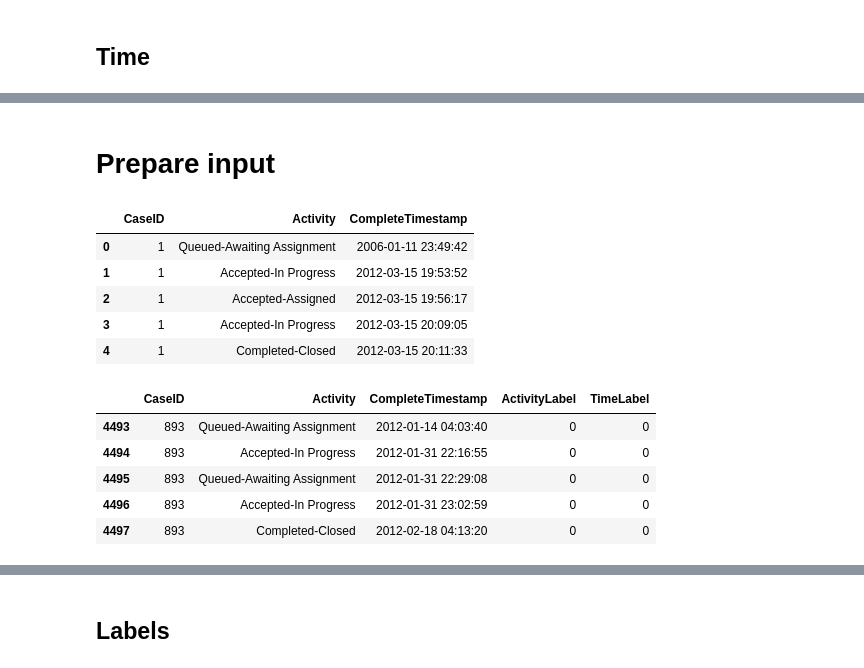
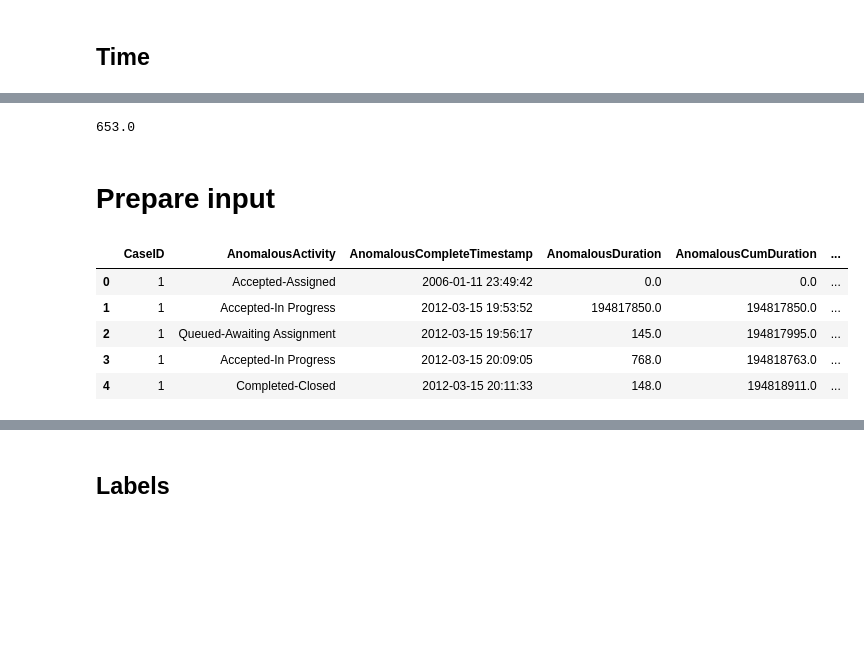
Before and after one commit to hoangnguyen3892/multivariate-anomaly-detection-for-event-logs, a Jupyter notebook: data_preprocessing/data_preparation.ipynb, the cells around one changed output, grey strips where cells are left out. Cells and saved outputs as stored; diff of their text form; code cells hidden in the pictures; blank space fills up the shorter version.

```diff
--- a/data_preprocessing/data_preparation.ipynb
+++ b/data_preprocessing/data_preparation.ipynb
@@ -203,0 +289,13 @@ anomaly_val['TimeLabel'].sum(), anomaly_test['TimeLabel'].sum()
+# %%
+temp_df_1 = pd.DataFrame(columns=list(temp_df)+['AnomalousCompleteTimestamp'])
+groupByCase = temp_df.groupby(['CaseID'])
+
+for case, group in groupByCase:
+    group['AnomalousCompleteTimestamp'] = group['CompleteTimestamp'].copy()
+    if group['TimeLabel'].sum() > 0:
+        for row in range(group.shape[0]-1):
+            previous_timestamp = group['CompleteTimestamp'].iloc[row]
+            current_duration = group['AnomalousDuration'].iloc[row+1]
+            current_timestamp = previous_timestamp + timedelta(seconds=current_duration)
+            group['AnomalousCompleteTimestamp'].iloc[row+1] = current_timestamp
+    temp_df_1 = temp_df_1.append(group)
@@ -203,0 +317,8 @@ anomaly_val['TimeLabel'].sum(), anomaly_test['TimeLabel'].sum()
+# %%
+groupByCase = temp_df_1.groupby(['CaseID'])
+df = pd.DataFrame(pd.DataFrame(columns=list(temp_df_1)+['AnomalousCumDuration']))
+
+for case, group in groupByCase:
+    group = calculateAnomalousCumDuration(group)
+    group['AnomalousCumDuration'] = group['AnomalousCumDuration'].apply(convert2seconds)
+    df = df.append(group)
@@ -203,0 +336,2 @@ anomaly_val['TimeLabel'].sum(), anomaly_test['TimeLabel'].sum()
+# %%
+full_df = pd.concat([df, temp_time], axis=1)
@@ -203,0 +347,4 @@ anomaly_val['TimeLabel'].sum(), anomaly_test['TimeLabel'].sum()
+# %%
+df = full_df[['CaseID', 'Activity', 'CompleteTimestamp', 'Duration', 'CumDuration']]
+anomalous_df = full_df[['CaseID', 'AnomalousActivity', 'AnomalousCompleteTimestamp', 'AnomalousDuration',
+                        'AnomalousCumDuration', 'ActivityLabel', 'TimeLabel']]
@@ -204,20 +423,15 @@ anomaly_val['TimeLabel'].sum(), anomaly_test['TimeLabel'].sum()
+# %%
+(848+226+232)/2
+# %% [output]
+653.0
 # %% [markdown]
 # Prepare input
 # %%
-data_train.head()
+anomalous_df.head()
 # %% [output]
-|  | CaseID | Activity | CompleteTimestamp |
-| 0 | 1 | Queued-Awaiting Assignment | 2006-01-11 23:49:42 |
-| 1 | 1 | Accepted-In Progress | 2012-03-15 19:53:52 |
-| 2 | 1 | Accepted-Assigned | 2012-03-15 19:56:17 |
-| 3 | 1 | Accepted-In Progress | 2012-03-15 20:09:05 |
-| 4 | 1 | Completed-Closed | 2012-03-15 20:11:33 |
+|  | CaseID | AnomalousActivity | AnomalousCompleteTimestamp | AnomalousDuration | AnomalousCumDuration | ... |
+| 0 | 1 | Accepted-Assigned | 2006-01-11 23:49:42 | 0.0 | 0.0 | ... |
+| 1 | 1 | Accepted-In Progress | 2012-03-15 19:53:52 | 194817850.0 | 194817850.0 | ... |
+| 2 | 1 | Queued-Awaiting Assignment | 2012-03-15 19:56:17 | 145.0 | 194817995.0 | ... |
+| 3 | 1 | Accepted-In Progress | 2012-03-15 20:09:05 | 768.0 | 194818763.0 | ... |
+| 4 | 1 | Completed-Closed | 2012-03-15 20:11:33 | 148.0 | 194818911.0 | ... |
-# %%
-anomaly_val.head()
-# %% [output]
-|  | CaseID | Activity | CompleteTimestamp | ActivityLabel | TimeLabel |
-| 4493 | 893 | Queued-Awaiting Assignment | 2012-01-14 04:03:40 | 0 | 0 |
-| 4494 | 893 | Accepted-In Progress | 2012-01-31 22:16:55 | 0 | 0 |
-| 4495 | 893 | Queued-Awaiting Assignment | 2012-01-31 22:29:08 | 0 | 0 |
-| 4496 | 893 | Accepted-In Progress | 2012-01-31 23:02:59 | 0 | 0 |
-| 4497 | 893 | Completed-Closed | 2012-02-18 04:13:20 | 0 | 0 |
```
Also changed, not shown: parts of 90 cells of this notebook, 4 other files.
